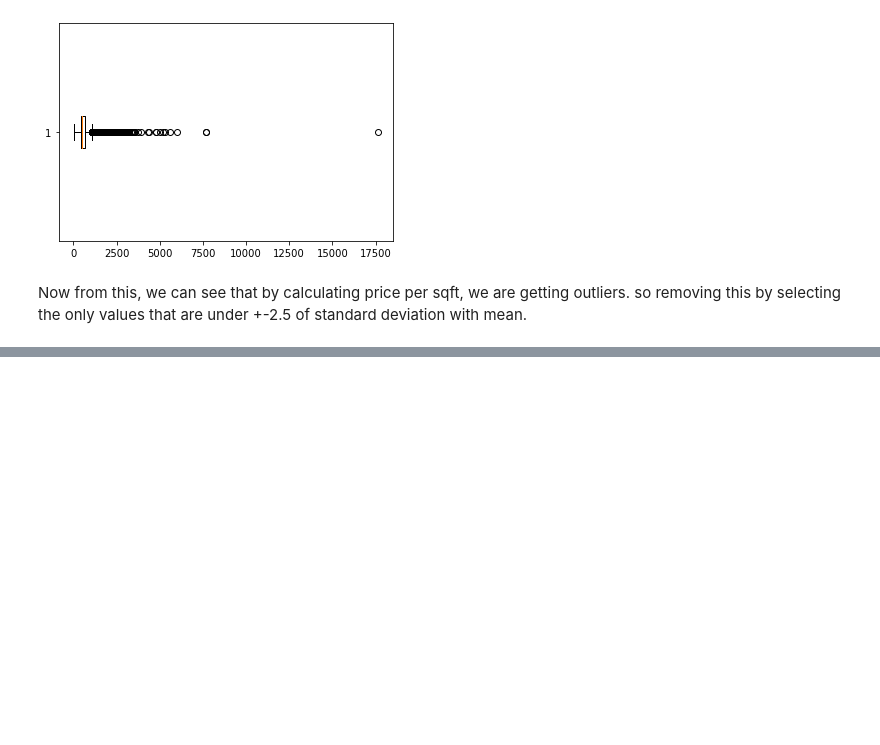
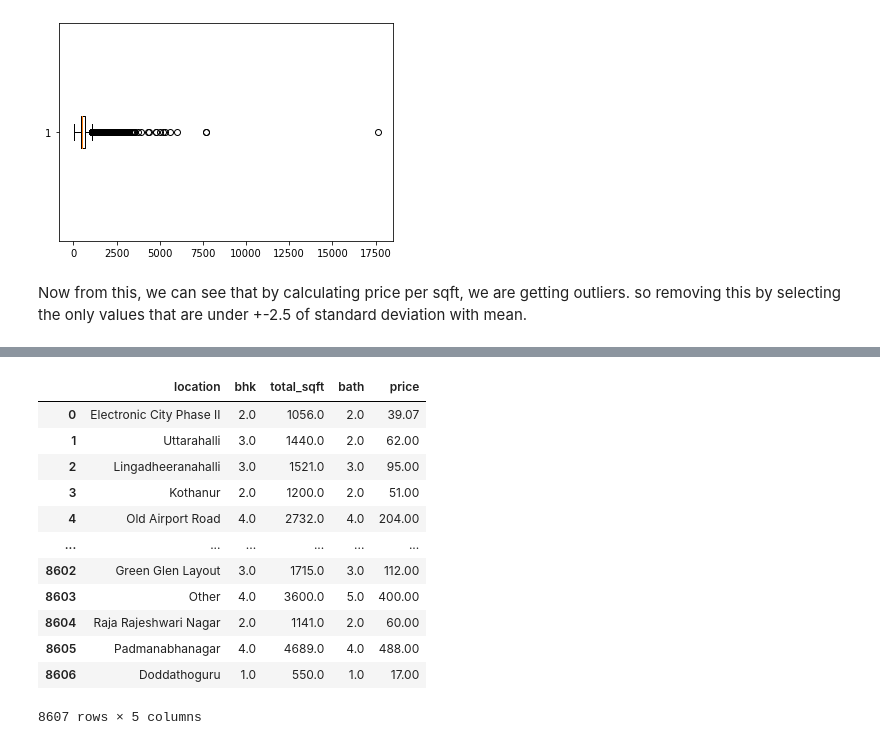
Before and after one commit to PrimEGameR123/Banglore-House-Price-Predictor, a Jupyter notebook: Banglore house price predictor.ipynb, the cells around one changed output, grey strips where cells are left out. Saved outputs shown, nothing was run; the diff lists cells and outputs as text; code cells hidden in the pictures; blank space fills up the shorter version.

```diff
--- a/Banglore house price predictor.ipynb
+++ b/Banglore house price predictor.ipynb
@@ -611,0 +659,17 @@ plt.hist(df['bhk'])
+# %%
+def bhk_outlier_remove(df):
+    exclude_data=np.array([])
+    for location,location_df in df.groupby('location'):
+        bhk_stats={}
+        for bhk,bhk_df in location_df.groupby('bhk'):
+            bhk_stats[bhk]={
+                'mean':np.mean(bhk_df.price_per_sqft),
+                'std':np.std(bhk_df.price_per_sqft),
+                'count':bhk_df.shape[0]}
+        for bhk,bhk_df in location_df.groupby('bhk'):
+            stat=bhk_stats.get(bhk-1)
+            if stat and stat['count']>5:
+                exclude_data=np.append(exclude_data,bhk_df[bhk_df.price_per_sqft<(stat['mean'])].index.values)
+    return df.drop(exclude_data,axis='index')
+# %%
+df2=bhk_outlier_remove(df2)
@@ -611,0 +688,4 @@ plt.hist(df['bhk'])
+# %%
+df2.drop(columns=['price_per_sqft'],inplace=True)
+# %%
+df2=df2.reset_index(drop=True)
@@ -611,0 +694,16 @@ plt.hist(df['bhk'])
+# %%
+df2.head(20000)
+# %% [output]
+|  | location | bhk | total_sqft | bath | price |
+| 0 | Electronic City Phase II | 2.0 | 1056.0 | 2.0 | 39.07 |
+| 1 | Uttarahalli | 3.0 | 1440.0 | 2.0 | 62.00 |
+| 2 | Lingadheeranahalli | 3.0 | 1521.0 | 3.0 | 95.00 |
+| 3 | Kothanur | 2.0 | 1200.0 | 2.0 | 51.00 |
+| 4 | Old Airport Road | 4.0 | 2732.0 | 4.0 | 204.00 |
+| ... | ... | ... | ... | ... | ... |
+| 8602 | Green Glen Layout | 3.0 | 1715.0 | 3.0 | 112.00 |
+| 8603 | Other | 4.0 | 3600.0 | 5.0 | 400.00 |
+| 8604 | Raja Rajeshwari Nagar | 2.0 | 1141.0 | 2.0 | 60.00 |
+| 8605 | Padmanabhanagar | 4.0 | 4689.0 | 4.0 | 488.00 |
+| 8606 | Doddathoguru | 1.0 | 550.0 | 1.0 | 17.00 |
+8607 rows × 5 columns
```
Also changed, not shown: parts of 44 cells of this notebook.
